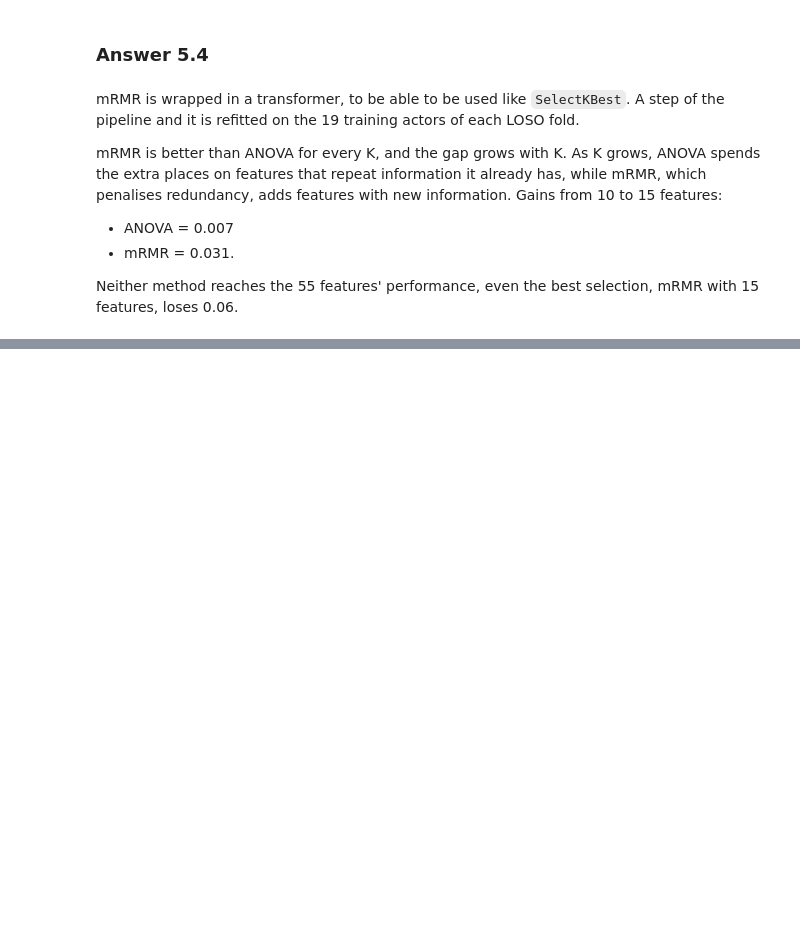
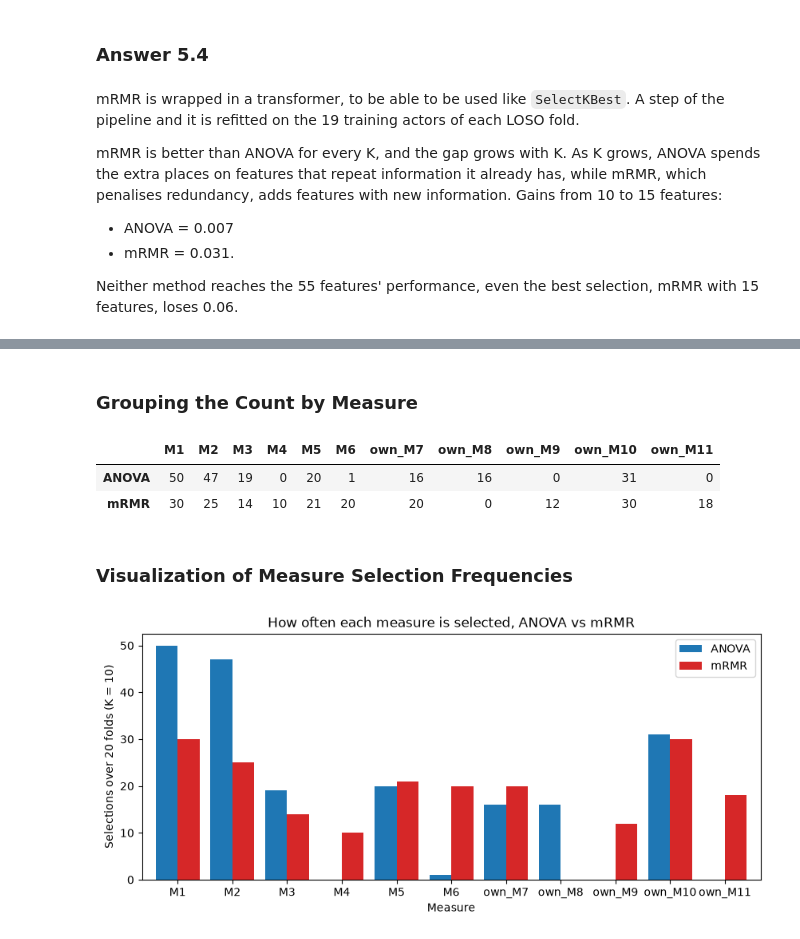
Before and after one commit to migasantunes/Emotion_Recognition, a Jupyter notebook: notebooks/05_selection_test.ipynb, the cells around one changed output, grey strips where cells are left out. Cells and saved outputs as stored; diff of their text form; code cells hidden in the pictures; blank space fills up the shorter version.

```diff
--- a/notebooks/05_selection_test.ipynb
+++ b/notebooks/05_selection_test.ipynb
@@ -381,0 +385,15 @@ Neither method reaches the 55 features' performance, even the best selection, mR
+# %%
+K = 10
+selectors = {"ANOVA": SelectKBest(f_classif, k=K), "mRMR": evl.MRMRSelector(K=K)}
+counts = pd.DataFrame(0, index=feature_names, columns=list(selectors))
+selected_per_fold = {name: [] for name in selectors}
+
+for train_idx, _ in LeaveOneGroupOut().split(X, y, groups):
+    for name, selector in selectors.items():
+        pipe = Pipeline([("scaler", StandardScaler()), ("select", clone(selector))])
+        pipe.fit(X[train_idx], y[train_idx])
+        chosen = [feature_names[i] for i in pipe.named_steps["select"].get_support(indices=True)]
+        counts.loc[chosen, name] += 1
+        selected_per_fold[name].append(chosen)
+
+counts[(counts > 0).any(axis=1)].sort_values(["ANOVA", "mRMR"], ascending=False)
@@ -381,0 +418,24 @@ Neither method reaches the 55 features' performance, even the best selection, mR
+# %% [markdown]
+### Grouping the Count by Measure
+# %%
+measure_of = lambda f: f.rsplit("_", 1)[0]
+measures_order = list(dict.fromkeys(measure_of(f) for f in feature_names))
+counts_measure = counts.groupby(measure_of).sum().reindex(measures_order)
+
+counts_measure.T
+# %% [output]
+|  | M1 | M2 | M3 | M4 | M5 | M6 | own_M7 | own_M8 | own_M9 | own_M10 | own_M11 |
+| ANOVA | 50 | 47 | 19 | 0 | 20 | 1 | 16 | 16 | 0 | 31 | 0 |
+| mRMR | 30 | 25 | 14 | 10 | 21 | 20 | 20 | 0 | 12 | 30 | 18 |
+# %% [markdown]
+### Visualization of Measure Selection Frequencies
+# %%
+fig, ax = plt.subplots(figsize=(10, 4))
+counts_measure.plot.bar(ax=ax, color=["tab:blue", "tab:red"], width=0.8)
+ax.set_xlabel("Measure")
+ax.set_ylabel(f"Selections over 20 folds (K = {K})")
+ax.set_title("How often each measure is selected, ANOVA vs mRMR")
+ax.tick_params(axis="x", rotation=0)
+plt.show()
+# %% [output]
+[figure, added]
```
Also changed, not shown: parts of 7 cells of this notebook.
